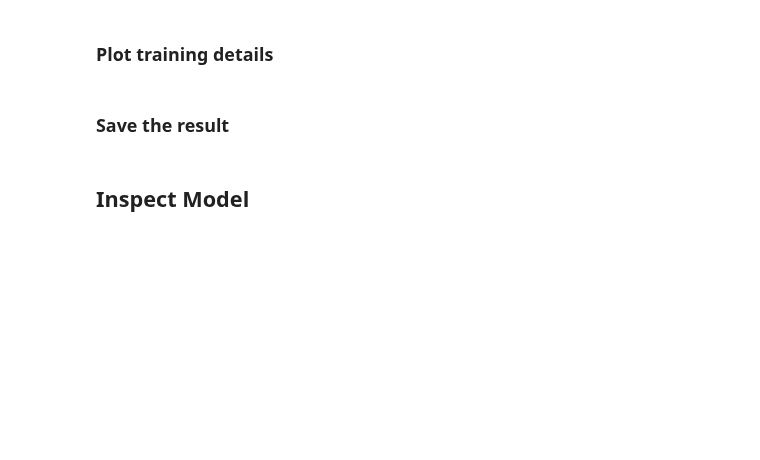
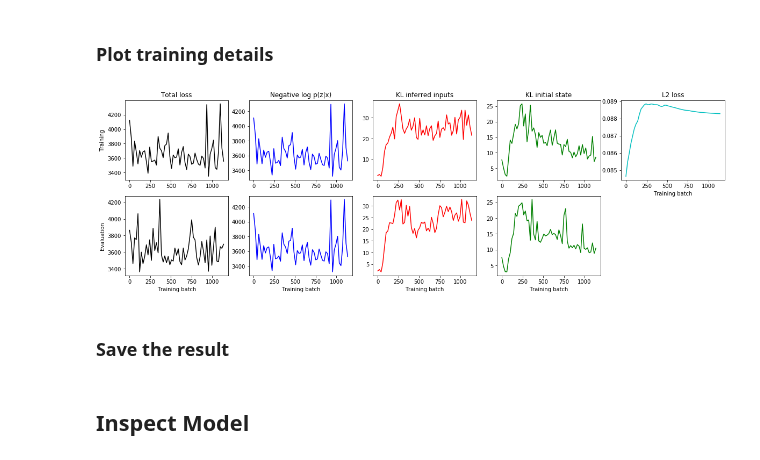
Before and after one commit to SachsLab/IntracranialNeurophysDL, a Jupyter notebook: notebooks/06_01_LFADS.ipynb, the cells around one changed output. Cells and saved outputs as stored; diff of their text form; code cells hidden in the pictures; blank space fills up the shorter version.

```diff
--- a/notebooks/06_01_LFADS.ipynb
+++ b/notebooks/06_01_LFADS.ipynb
@@ -168,7 +175,7 @@ trial_X, trial_tvec, true_bin_dur = bin_and_segment_spike_times(X, X_ax_info, ta
 ### Split Train and Validation
 # %%
 from sklearn.model_selection import train_test_split
-X_train, X_valid, y_train, y_valid = train_test_split(trial_X, y, train_size=P_TRAIN)
+X_train, X_valid = train_test_split(trial_X, train_size=P_TRAIN)
 # %% [markdown]
 ### Visualize Data
 # %%
@@ -667,8 +633,8 @@ def optimize_lfads_core(key, batch_idx_start, num_batches,
     Returns:
     opt_state: the jax optimizer state, containing params and optimizer state"""
 
-    key, dkeyg = keygen(key, num_batches) # data
-    key, fkeyg = keygen(key, num_batches) # forward pass
+    key, dkeyg = utils.keygen(key, num_batches) # data
+    key, fkeyg = utils.keygen(key, num_batches) # forward pass
 
     # Begin optimziation loop. Explicitly avoiding a python for-loop
     # so that jax will not trace it for the sake of a gradient we will not use.
@@ -724,9 +690,8 @@ def optimize_lfads(key, init_params, lfads_hps, lfads_opt_hps,
                   kl_warmup):
         """Update fun for gradients, includes gradient clipping."""
         params = get_params(opt_state)
-        grads = grad(lfads.lfads_training_loss)(params, lfads_hps, key, x_bxt,
-                                                kl_warmup,
-                                                lfads_opt_hps['keep_rate'])
+        grads = grad(lfads_training_loss)(params, lfads_hps, key, x_bxt,
+                                          kl_warmup, lfads_opt_hps['keep_rate'])
         clipped_grads = optimizers.clip_grads(grads, lfads_opt_hps['max_grad_norm'])
         return opt_update(i, clipped_grads, opt_state)
 
@@ -754,13 +719,13 @@ def optimize_lfads(key, init_params, lfads_hps, lfads_opt_hps,
         # Training loss
         didxs = onp.random.randint(0, train_data.shape[0], batch_size)
         x_bxt = train_data[didxs].astype(onp.float32)
-        tlosses = lfads.lfads_losses_jit(params, lfads_hps, dtkey, x_bxt,
+        tlosses = lfads_losses_jit(params, lfads_hps, dtkey, x_bxt,
                                          kl_warmup, 1.0)
 
         # Evaluation loss
         didxs = onp.random.randint(0, eval_data.shape[0], batch_size)
         ex_bxt = eval_data[didxs].astype(onp.float32)
-        elosses = lfads.lfads_losses_jit(params, lfads_hps, dekey, ex_bxt,
+        elosses = lfads_losses_jit(params, lfads_hps, dekey, ex_bxt,
                                          kl_warmup, 1.0)
         # Saving, printing.
         all_tlosses.append(tlosses)
@@ -887,4 +851,4 @@ posterior_sample_and_average_jit = jit(posterior_sample_and_average, static_argn
 # %%
 key = random.PRNGKey(onp.random.randint(0, MAX_SEED_INT))
 trained_params, opt_details = \
-    optimize_lfads(key, init_params, lfads_hps, lfads_opt_hps, train_data, eval_data)
+    optimize_lfads(key, init_params, lfads_hps, lfads_opt_hps, X_train, X_valid)
@@ -891,4 +873,41 @@ trained_params, opt_details = \
 # %% [markdown]
 ### Plot training details
+# %%
+# Plot the training details
+# x = onp.arange(0, num_batches, print_every)
+x = onp.arange(len(opt_details['tlosses']['total'])) * num_batches / len(opt_details['tlosses']['total'])
+plt.figure(figsize=(20,6), facecolor='white')
+plt.subplot(251)
+plt.plot(x, opt_details['tlosses']['total'], 'k')
+plt.ylabel('Training')
+plt.title('Total loss')
+plt.subplot(252)
+plt.plot(x, opt_details['tlosses']['nlog_p_xgz'], 'b')
+plt.title('Negative log p(z|x)')
+plt.subplot(253)
+plt.plot(x, opt_details['tlosses']['kl_ii'], 'r')
+plt.title('KL inferred inputs')
+plt.subplot(254)
+plt.plot(x, opt_details['tlosses']['kl_g0'], 'g')
+plt.title('KL initial state')
+plt.subplot(255)
+plt.plot(x, opt_details['tlosses']['l2'], 'c')
+plt.xlabel('Training batch')
+plt.title('L2 loss')
+plt.subplot(256)
+plt.plot(x, opt_details['elosses']['total'], 'k')
+plt.xlabel('Training batch')
+plt.ylabel('Evaluation')
+plt.subplot(257)
+plt.plot(x, opt_details['tlosses']['nlog_p_xgz'], 'b')
+plt.xlabel('Training batch')
+plt.subplot(258)
+plt.plot(x, opt_details['elosses']['kl_ii'], 'r')
+plt.xlabel('Training batch')
+plt.subplot(259)
+plt.plot(x, opt_details['elosses']['kl_g0'], 'g')
+plt.xlabel('Training batch');
+# %% [output]
+[figure, added]
 # %% [markdown]
 ### Save the result
```
Also changed, not shown: parts of 20 cells of this notebook, 2 other files.
